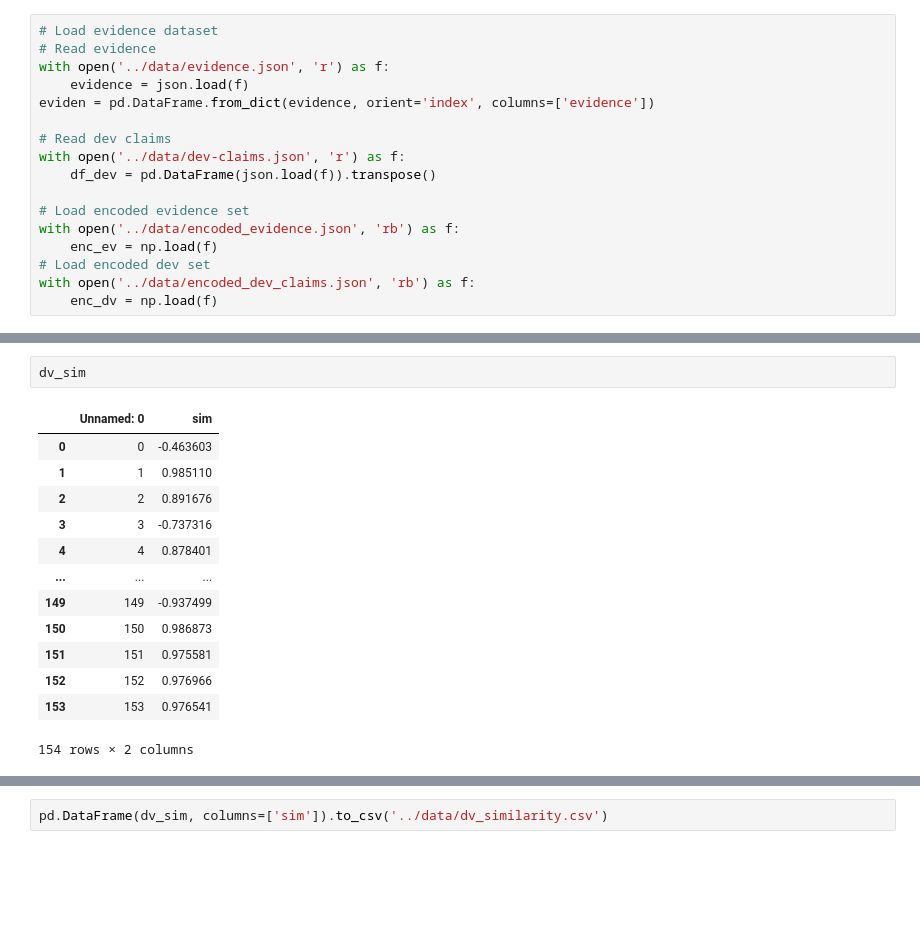
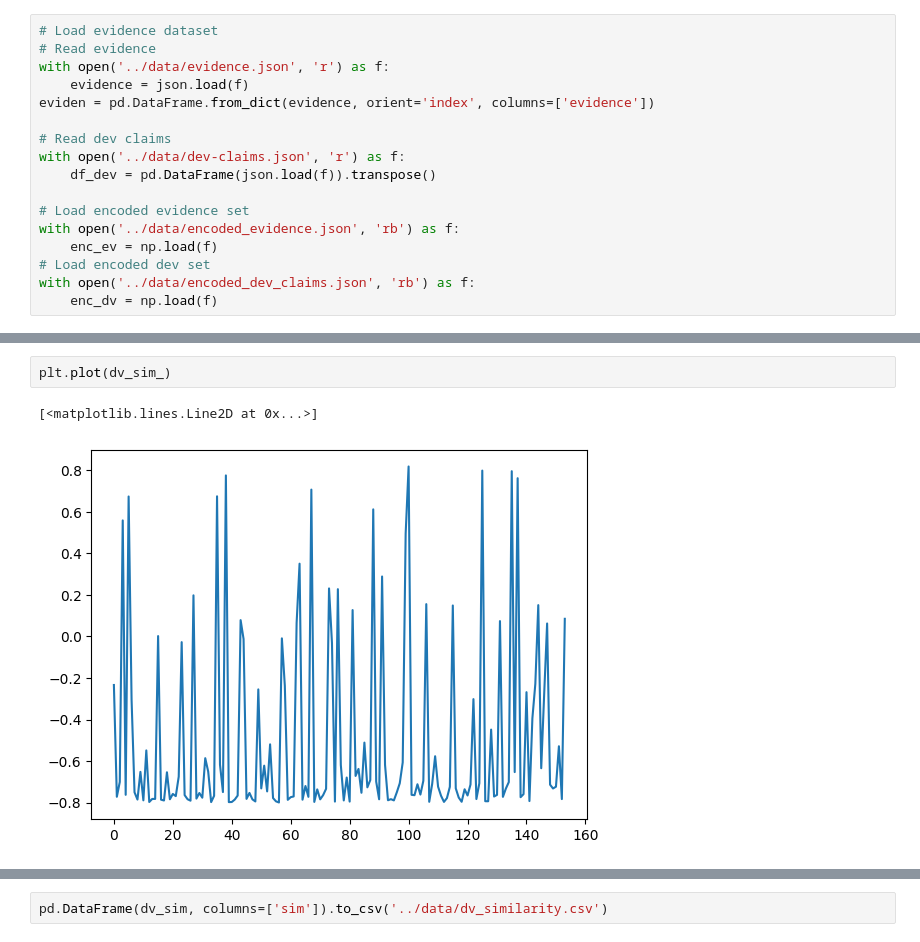
Before and after one commit to Guticar94/COMP90042-NLP-Project-Sentence-Similarity, a Jupyter notebook: Models/Similarity.ipynb, the cells around one changed output, grey strips where cells are left out. Saved outputs shown, nothing was run; the diff lists cells and outputs as text; blank space fills up the shorter version.

```diff
--- a/Models/Similarity.ipynb
+++ b/Models/Similarity.ipynb
@@ -49,19 +51,8 @@ for i in range(tot):
 151 of 154 iterantions
 152 of 154 iterantions
 153 of 154 iterantions
-# %%
-dv_sim
-# %% [output]
-|  | Unnamed: 0 | sim |
-| 0 | 0 | -0.463603 |
-| 1 | 1 | 0.985110 |
-| 2 | 2 | 0.891676 |
-| 3 | 3 | -0.737316 |
-| 4 | 4 | 0.878401 |
-| ... | ... | ... |
-| 149 | 149 | -0.937499 |
-| 150 | 150 | 0.986873 |
-| 151 | 151 | 0.975581 |
-| 152 | 152 | 0.976966 |
-| 153 | 153 | 0.976541 |
-154 rows × 2 columns
+# %%
+plt.plot(dv_sim_)
+# %% [output]
+[<matplotlib.lines.Line2D at 0x...>]
+[figure, added]
```
Also changed, not shown: parts of 13 cells of this notebook, 1 other file.
